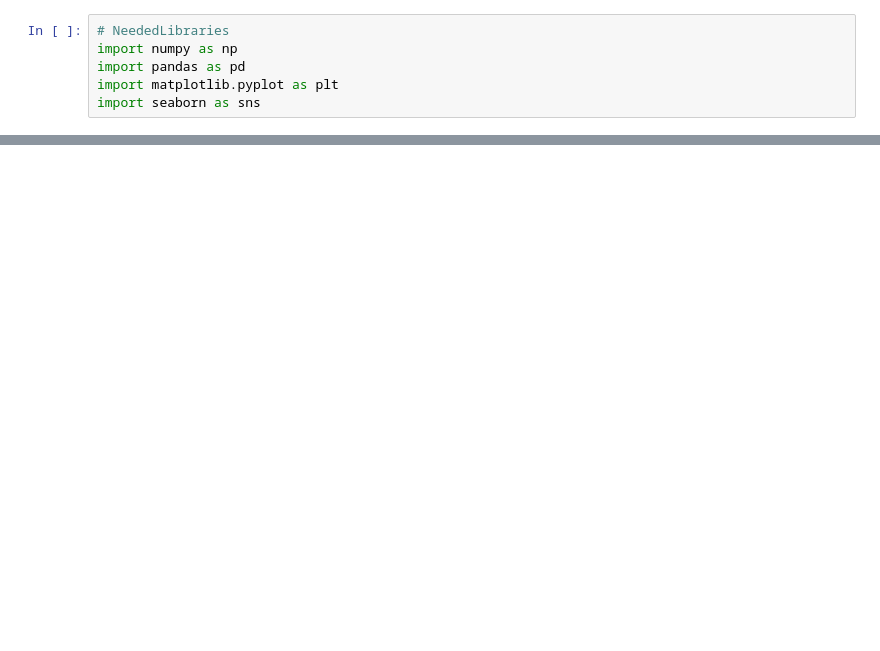
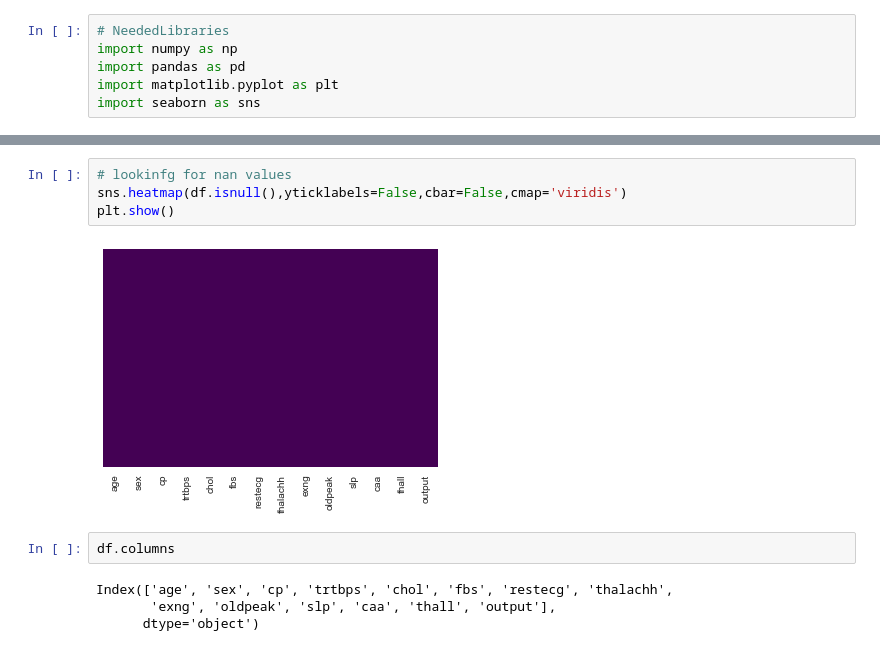
Before and after one commit to Abubakr1710/Hipocratia, a Jupyter notebook: EDA_Abu.ipynb, the cells around one changed output, grey strips where cells are left out. Cells and saved outputs as stored; diff of their text form; blank space fills up the shorter version.

```diff
--- a/EDA_Abu.ipynb
+++ b/EDA_Abu.ipynb
@@ -16,0 +45,12 @@ df.head()
+# %%
+# lookinfg for nan values
+sns.heatmap(df.isnull(),yticklabels=False,cbar=False,cmap='viridis')
+plt.show()
+# %% [output]
+[figure, added]
+# %%
+df.columns
+# %% [output]
+Index(['age', 'sex', 'cp', 'trtbps', 'chol', 'fbs', 'restecg', 'thalachh',
+       'exng', 'oldpeak', 'slp', 'caa', 'thall', 'output'],
+      dtype='object')
```
Also changed, not shown: parts of 5 cells of this notebook.
